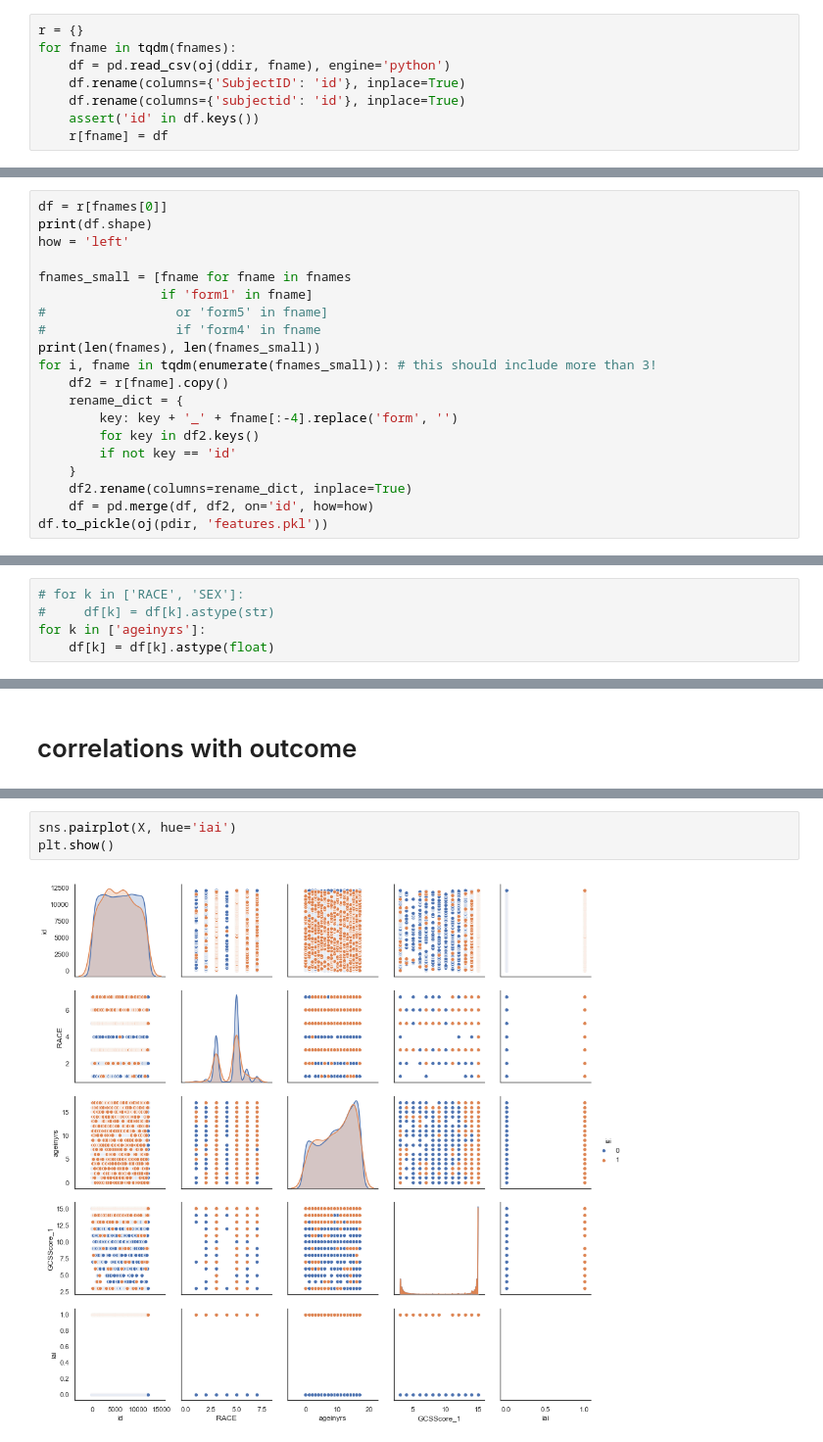
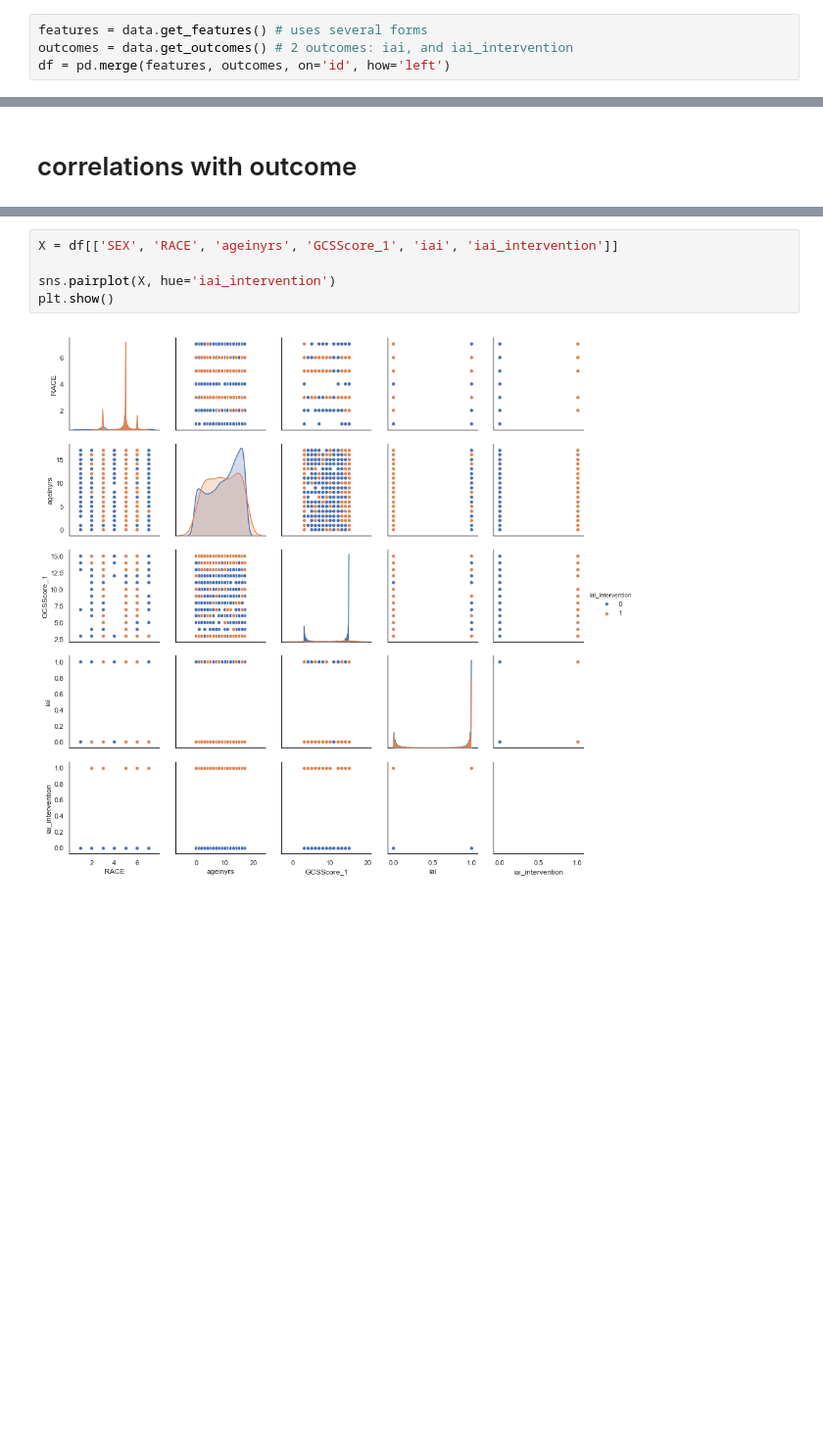
Before and after one commit to csinva/iai-clinical-decision-rule, a Jupyter notebook: preprocessing.ipynb, the cells around one changed output, grey strips where cells are left out. Shown at 98% size. Cells and saved outputs as stored; diff of their text form; blank space fills up the shorter version.

Commit message:
proper data merging

```diff
--- a/preprocessing.ipynb
+++ b/preprocessing.ipynb
@@ -32,8 +22,4 @@ feature_names = [fname[:-4].replace('form', '').replace('-', '_') for fname in f
-# %%
-r = {}
-for fname in tqdm(fnames):
-    df = pd.read_csv(oj(ddir, fname), engine='python')
-    df.rename(columns={'SubjectID': 'id'}, inplace=True)
-    df.rename(columns={'subjectid': 'id'}, inplace=True)
-    assert('id' in df.keys())
-    r[fname] = df
+# %%
+features = data.get_features() # uses several forms
+outcomes = data.get_outcomes() # 2 outcomes: iai, and iai_intervention
+df = pd.merge(features, outcomes, on='id', how='left')
@@ -70,20 +50,0 @@ plt.show()
-# %%
-df = r[fnames[0]]
-print(df.shape)
-how = 'left'
-
-fnames_small = [fname for fname in fnames
-                if 'form1' in fname]
-#                 or 'form5' in fname]
-#                 if 'form4' in fname
-print(len(fnames), len(fnames_small))
-for i, fname in tqdm(enumerate(fnames_small)): # this should include more than 3!
-    df2 = r[fname].copy()
-    rename_dict = {
-        key: key + '_' + fname[:-4].replace('form', '')
-        for key in df2.keys()
-        if not key == 'id'
-    }
-    df2.rename(columns=rename_dict, inplace=True)
-    df = pd.merge(df, df2, on='id', how=how)
-df.to_pickle(oj(pdir, 'features.pkl'))
@@ -99,5 +50,0 @@ df.shape
-# %%
-# for k in ['RACE', 'SEX']:
-#     df[k] = df[k].astype(str)
-for k in ['ageinyrs']:
-    df[k] = df[k].astype(float)
@@ -246,5 +98,7 @@ X = pd.merge(df[['id', 'SEX', 'RACE', 'ageinyrs', 'GCSScore_1']], df_iai, on='id
 # %%
-sns.pairplot(X, hue='iai')
+X = df[['SEX', 'RACE', 'ageinyrs', 'GCSScore_1', 'iai', 'iai_intervention']]
+
+sns.pairplot(X, hue='iai_intervention')
 plt.show()
 # %% [output]
-[figure, old version]
+[figure, new version]
```
Also changed, not shown: parts of 23 cells of this notebook, 1 other file.
